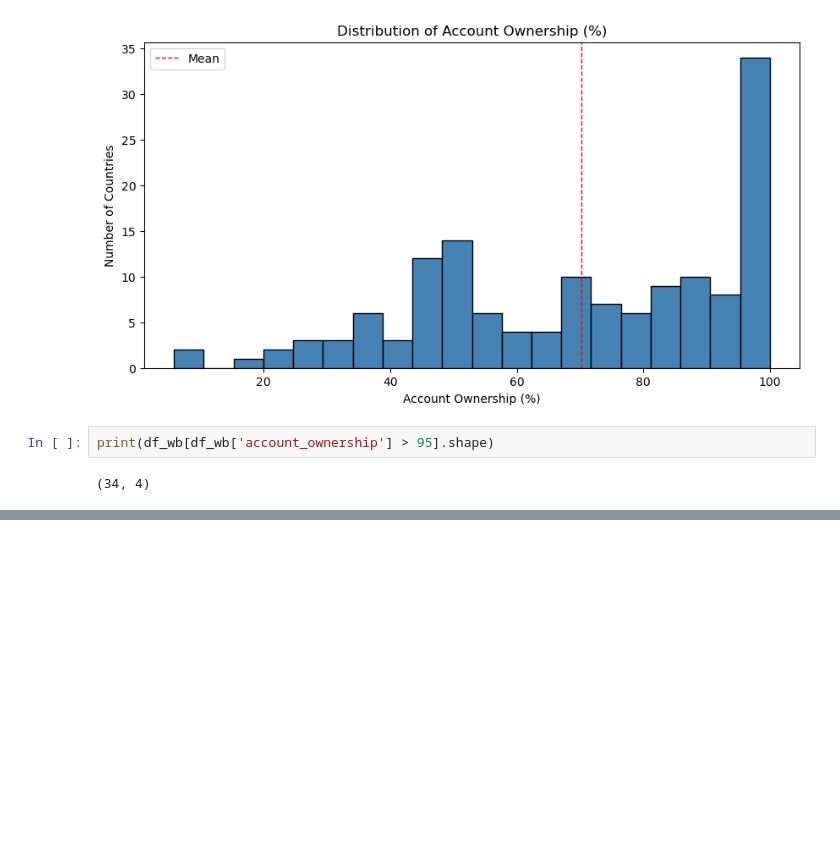
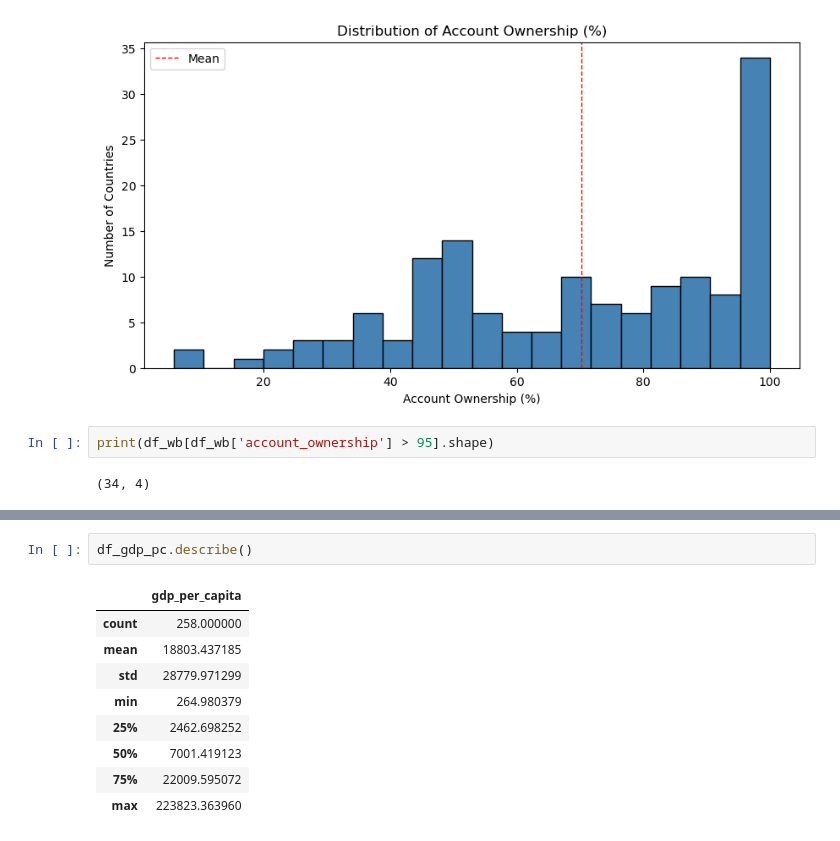
Before and after one commit to Tp12menon/Financial_Inclusion, a Jupyter notebook: financial_inclusion_analysis.ipynb, the cells around one changed output, grey strips where cells are left out. Cells and saved outputs as stored; diff of their text form; blank space fills up the shorter version.

```diff
--- a/financial_inclusion_analysis.ipynb
+++ b/financial_inclusion_analysis.ipynb
@@ -119,0 +167,12 @@ print(df_wb[df_wb['account_ownership'] > 95].shape)
+# %%
+df_gdp_pc.describe()
+# %% [output]
+|  | gdp_per_capita |
+| count | 258.000000 |
+| mean | 18803.437185 |
+| std | 28779.971299 |
+| min | 264.980379 |
+| 25% | 2462.698252 |
+| 50% | 7001.419123 |
+| 75% | 22009.595072 |
+| max | 223823.363960 |
```
Also changed, not shown: parts of 10 cells of this notebook.
